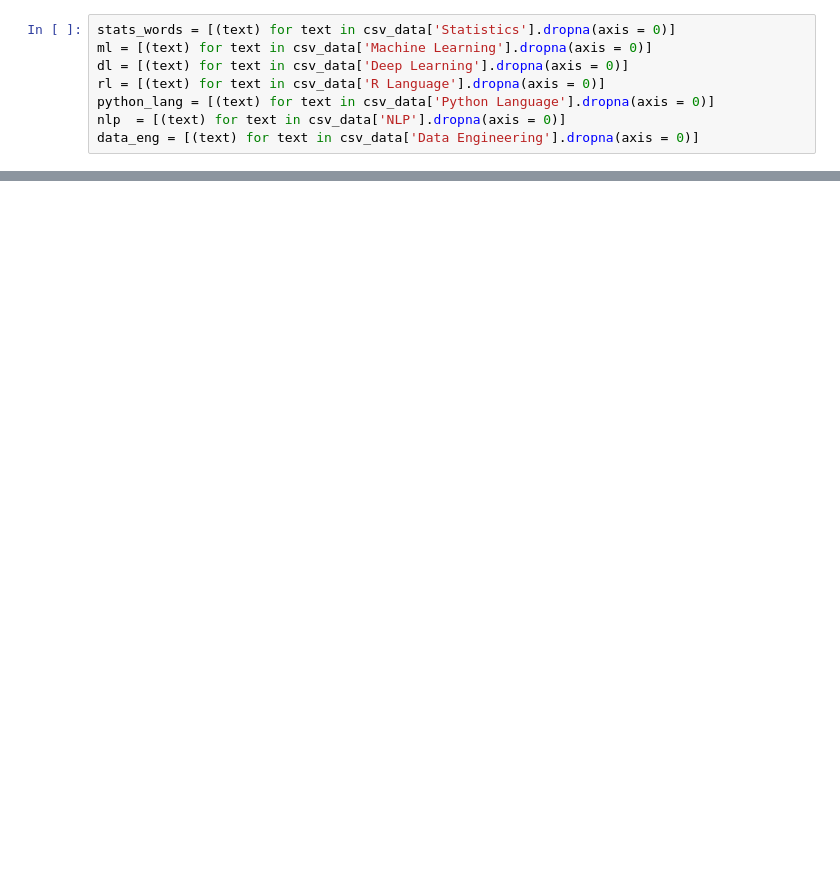
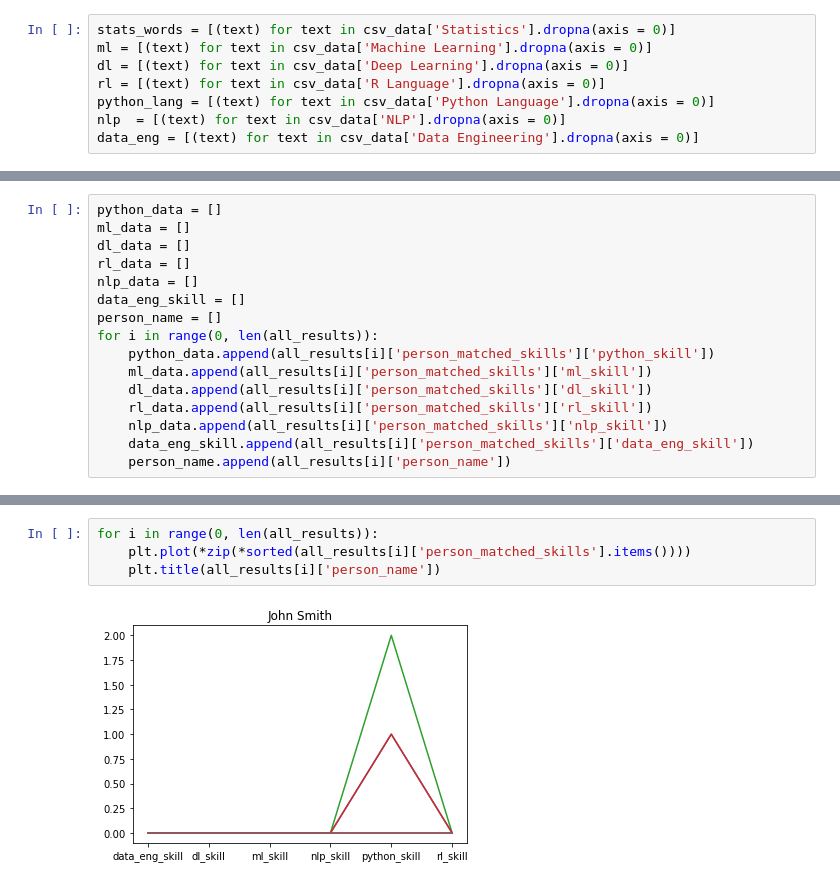
Before and after one commit to talha915/BIG-DATA-Training, a Jupyter notebook: Data Science/CV descript/Untitled.ipynb, the cells around one changed output, grey strips where cells are left out. Saved outputs shown, nothing was run; the diff lists cells and outputs as text; blank space fills up the shorter version.

```diff
--- a/Data Science/CV descript/Untitled.ipynb
+++ b/Data Science/CV descript/Untitled.ipynb
@@ -170,0 +129,16 @@ All Result:  [{'person_name': 'John Smith', 'person_matched_skills': {'python_sk
+# %%
+python_data = []
+ml_data = []
+dl_data = []
+rl_data = []
+nlp_data = []
+data_eng_skill = []
+person_name = []
+for i in range(0, len(all_results)):
+    python_data.append(all_results[i]['person_matched_skills']['python_skill'])
+    ml_data.append(all_results[i]['person_matched_skills']['ml_skill'])
+    dl_data.append(all_results[i]['person_matched_skills']['dl_skill'])
+    rl_data.append(all_results[i]['person_matched_skills']['rl_skill'])
+    nlp_data.append(all_results[i]['person_matched_skills']['nlp_skill'])
+    data_eng_skill.append(all_results[i]['person_matched_skills']['data_eng_skill'])
+    person_name.append(all_results[i]['person_name'])
@@ -170,0 +207,6 @@ All Result:  [{'person_name': 'John Smith', 'person_matched_skills': {'python_sk
+# %%
+for i in range(0, len(all_results)):
+    plt.plot(*zip(*sorted(all_results[i]['person_matched_skills'].items())))
+    plt.title(all_results[i]['person_name'])
+# %% [output]
+[figure, added]
```
Also changed, not shown: parts of 13 cells of this notebook, 6 other files.
